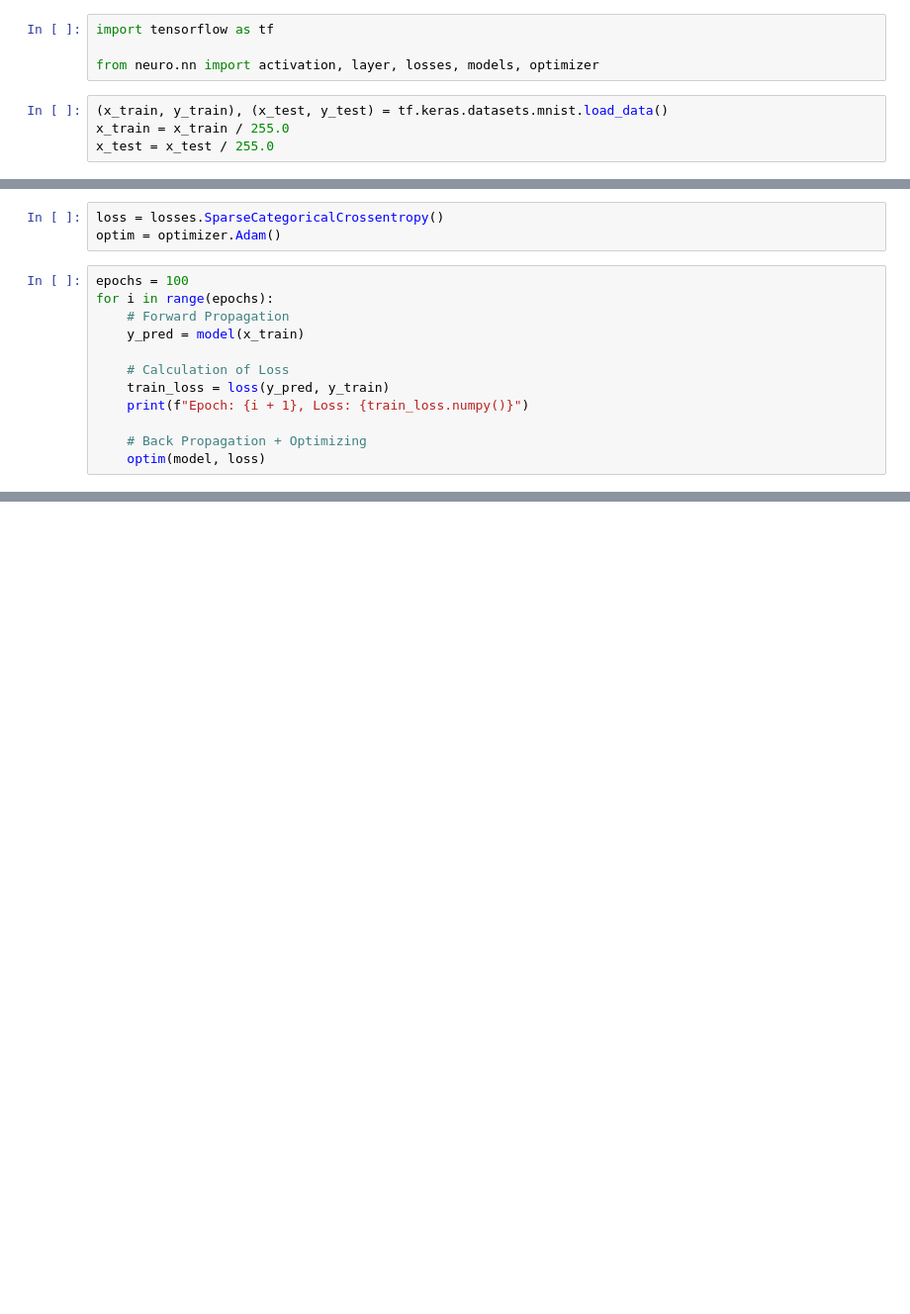
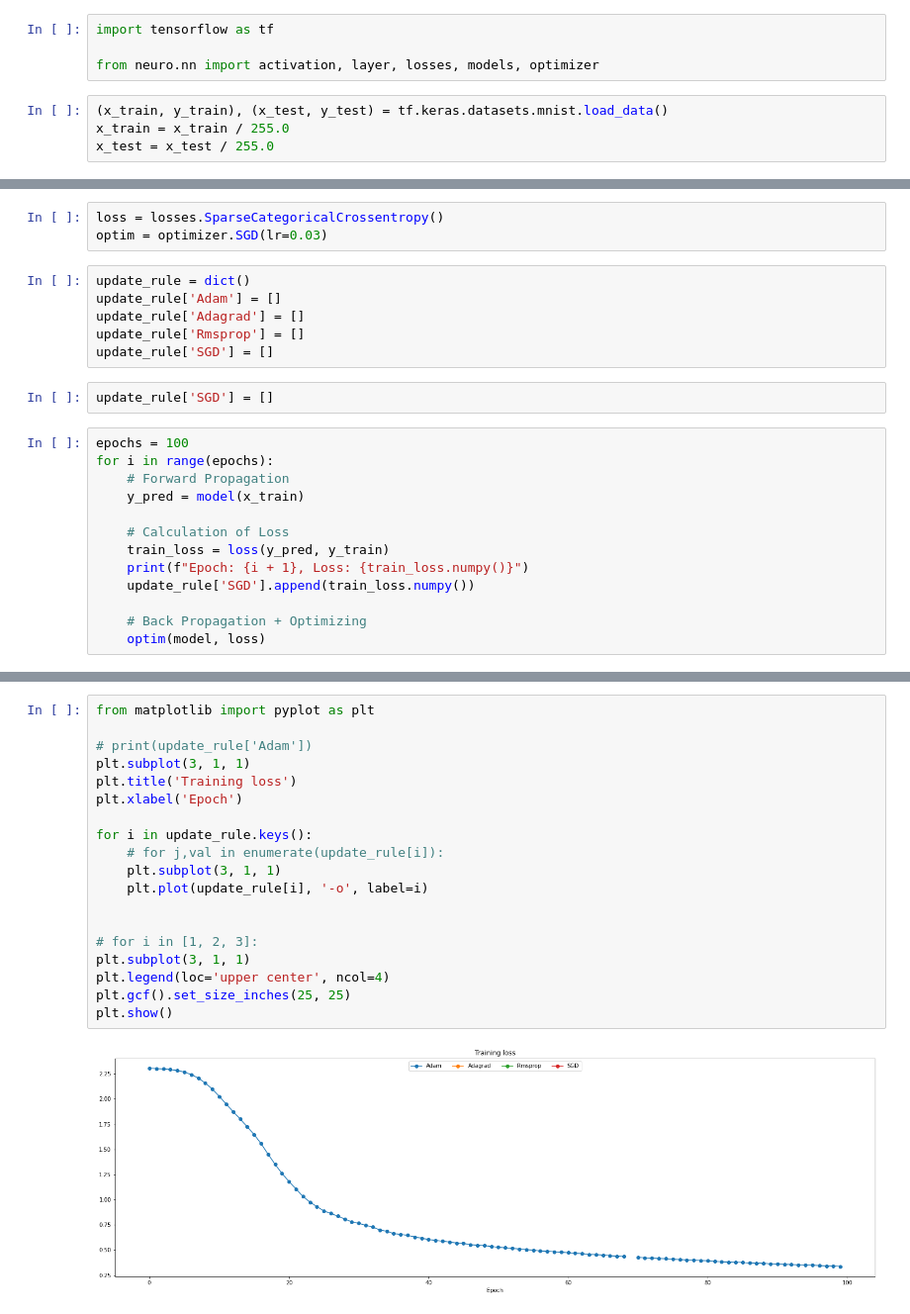
Before and after one commit to tayyabejaz2000/neural-network-library, a Jupyter notebook: main.ipynb, the cells around one changed output, grey strips where cells are left out. Shown: that part at 99% size. Drawn from its saved outputs; the diff is of its cells as text; blank space fills up the shorter version.

Commit message:
plotted graph

```diff
--- a/main.ipynb
+++ b/main.ipynb
@@ -17,7 +17,15 @@ model = models.Sequential(
 )
 # %%
 loss = losses.SparseCategoricalCrossentropy()
-optim = optimizer.Adam()
+optim = optimizer.SGD(lr=0.03)
+# %%
+update_rule = dict()
+update_rule['Adam'] = []
+update_rule['Adagrad'] = []
+update_rule['Rmsprop'] = []
+update_rule['SGD'] = []
+# %%
+update_rule['SGD'] = []
 # %%
 epochs = 100
 for i in range(epochs):
@@ -27,6 +35,7 @@ for i in range(epochs):
     # Calculation of Loss
     train_loss = loss(y_pred, y_train)
     print(f"Epoch: {i + 1}, Loss: {train_loss.numpy()}")
+    update_rule['SGD'].append(train_loss.numpy())
 
     # Back Propagation + Optimizing
     optim(model, loss)
@@ -60,0 +71,21 @@ Test Accuracy: 93.58999999999999%
+# %%
+from matplotlib import pyplot as plt
+
+# print(update_rule['Adam'])
+plt.subplot(3, 1, 1)
+plt.title('Training loss')
+plt.xlabel('Epoch')
+
+for i in update_rule.keys():
+    # for j,val in enumerate(update_rule[i]):
+    plt.subplot(3, 1, 1)
+    plt.plot(update_rule[i], '-o', label=i)
+
+
+# for i in [1, 2, 3]:
+plt.subplot(3, 1, 1)
+plt.legend(loc='upper center', ncol=4)
+plt.gcf().set_size_inches(25, 25)
+plt.show()
+# %% [output]
+[figure, added]
```
Also changed, not shown: parts of 3 cells of this notebook.
